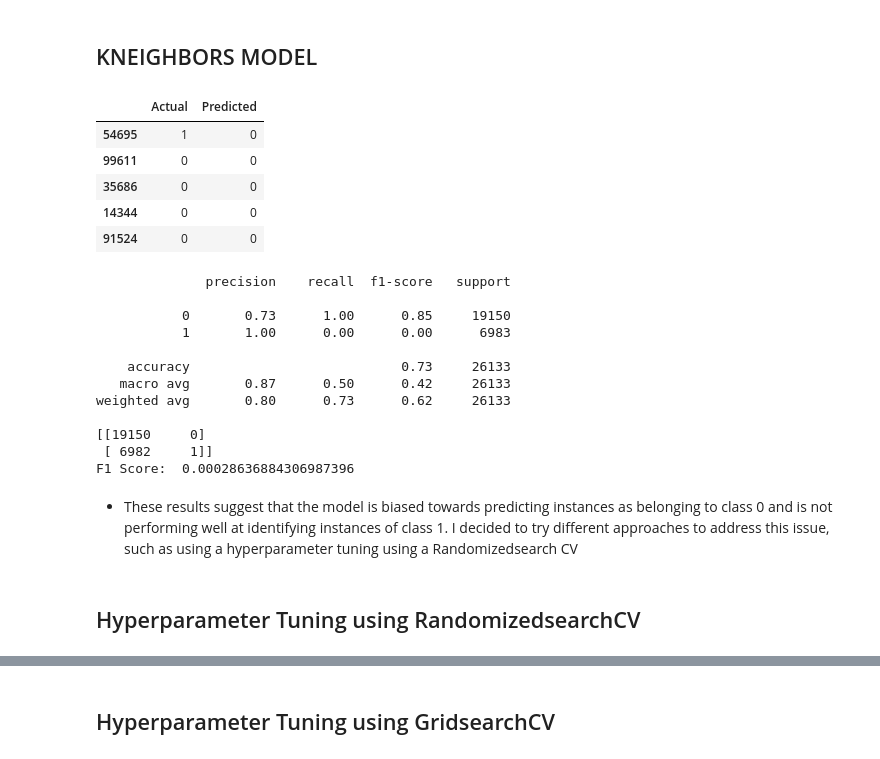
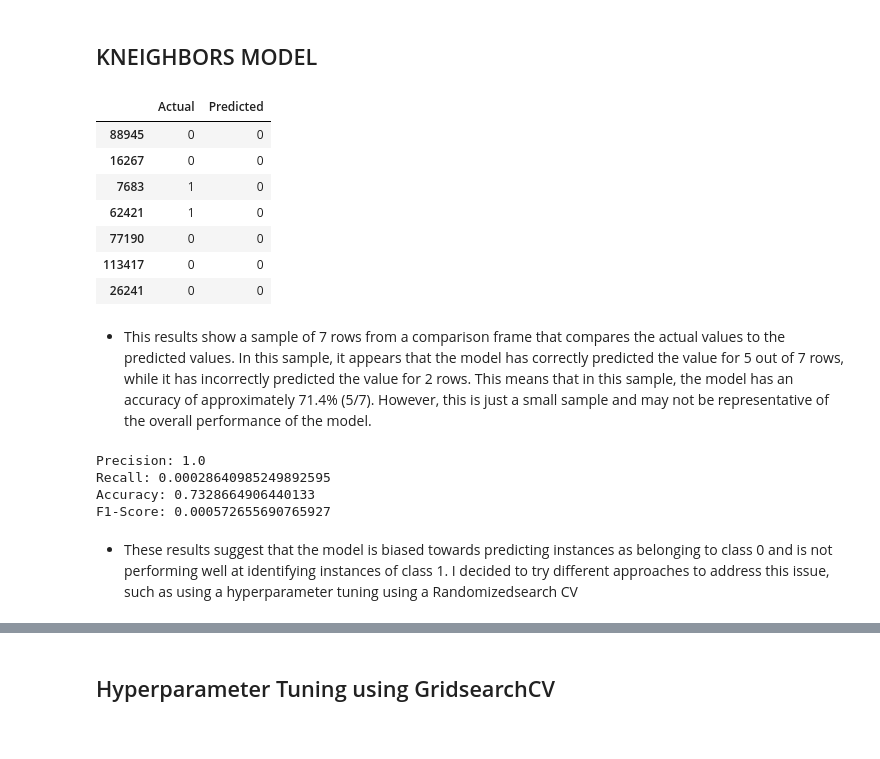
Before and after one commit to u-mar/Churn-Prediction, a Jupyter notebook: student.ipynb, the cells around one changed output, grey strips where cells are left out. Saved outputs shown, nothing was run; the diff lists cells and outputs as text; code cells hidden in the pictures.

```diff
--- a/student.ipynb
+++ b/student.ipynb
@@ -1106,45 +1107,46 @@ with open('best_model.pkl', 'wb') as f:
 # %%
 # Instantiated a KNeighborsClassifier object
 knn = KNeighborsClassifier()
 
 # Fit the classifier on the resampled training data
 knn.fit(X_resampled, y_resampled)
 
 # Make predictions on the test data
 y_pred = knn.predict(X_test_scaled)
 
 # Compare the predictions made by the model
 comparison_frame = pd.DataFrame({'Actual' : y_test, 'Predicted' : y_pred})
-comparison_frame.sample(5)
+comparison_frame.sample(7)
 # %% [output]
 |  | Actual | Predicted |
-| 54695 | 1 | 0 |
-| 99611 | 0 | 0 |
-| 35686 | 0 | 0 |
-| 14344 | 0 | 0 |
-| 91524 | 0 | 0 |
+| 88945 | 0 | 0 |
+| 16267 | 0 | 0 |
+| 7683 | 1 | 0 |
+| 62421 | 1 | 0 |
+| 77190 | 0 | 0 |
+| 113417 | 0 | 0 |
+| 26241 | 0 | 0 |
-# %%
-from sklearn.metrics import classification_report
-#  Using Classification report
-print(classification_report(y_test, y_pred))
-
-#  Using  the accuracy score
-print(confusion_matrix(y_test, y_pred))
-print('F1 Score: ', f1_score(y_test, y_pred))
-# %% [output]
-              precision    recall  f1-score   support
-
-           0       0.73      1.00      0.85     19150
-           1       1.00      0.00      0.00      6983
-
-    accuracy                           0.73     26133
-   macro avg       0.87      0.50      0.42     26133
-weighted avg       0.80      0.73      0.62     26133
-
-[[19150     0]
- [ 6982     1]]
-F1 Score:  0.00028636884306987396
+# %% [markdown]
+ - This results  show a sample of 7 rows from a comparison frame that compares the actual values to the predicted values. In this sample, it appears that the model has correctly predicted the value for 5 out of 7 rows, while it has incorrectly predicted the value for 2 rows. This means that in this sample, the model has an accuracy of approximately 71.4% (5/7). However, this is just a small sample and may not be representative of the overall performance of the model.
+# %%
+# Defined a function called print_metrics that takes in two arguments: labels and preds
+def print_metrics(labels, preds):
+    # Calculated and print the precision using the precision_score function
+    print(f'Precision: {precision_score(labels, preds)}')
+    # Calculate and print the recall using the recall_score function
+    print(f'Recall: {recall_score(labels, preds)}')
+    # Calculate and print the accuracy using the accuracy_score
+    print(f'Accuracy: {accuracy_score(labels, preds)}')
+    # Calculate and print the F1-score using the f1_score function fr
+    print(f'F1-Score: {f1_score(labels, preds)}')
+
+# Call the print_metrics function with y_test and y_pred as arguments to calculate and print
+#the evaluation metrics for the predictions made by the model on the test dataset
+print_metrics(y_test, y_pred)
+# %% [output]
+Precision: 1.0
+Recall: 0.00028640985249892595
+Accuracy: 0.7328664906440133
+F1-Score: 0.000572655690765927
 # %% [markdown]
 - These results suggest that the model is biased towards predicting instances as belonging to class 0 and is not performing well at identifying instances of class 1. I decided to try different approaches to address this issue, such as using a  hyperparameter tuning using a Randomizedsearch CV
-# %% [markdown]
-## Hyperparameter Tuning using RandomizedsearchCV
```
Also changed, not shown: parts of 17 cells of this notebook.
